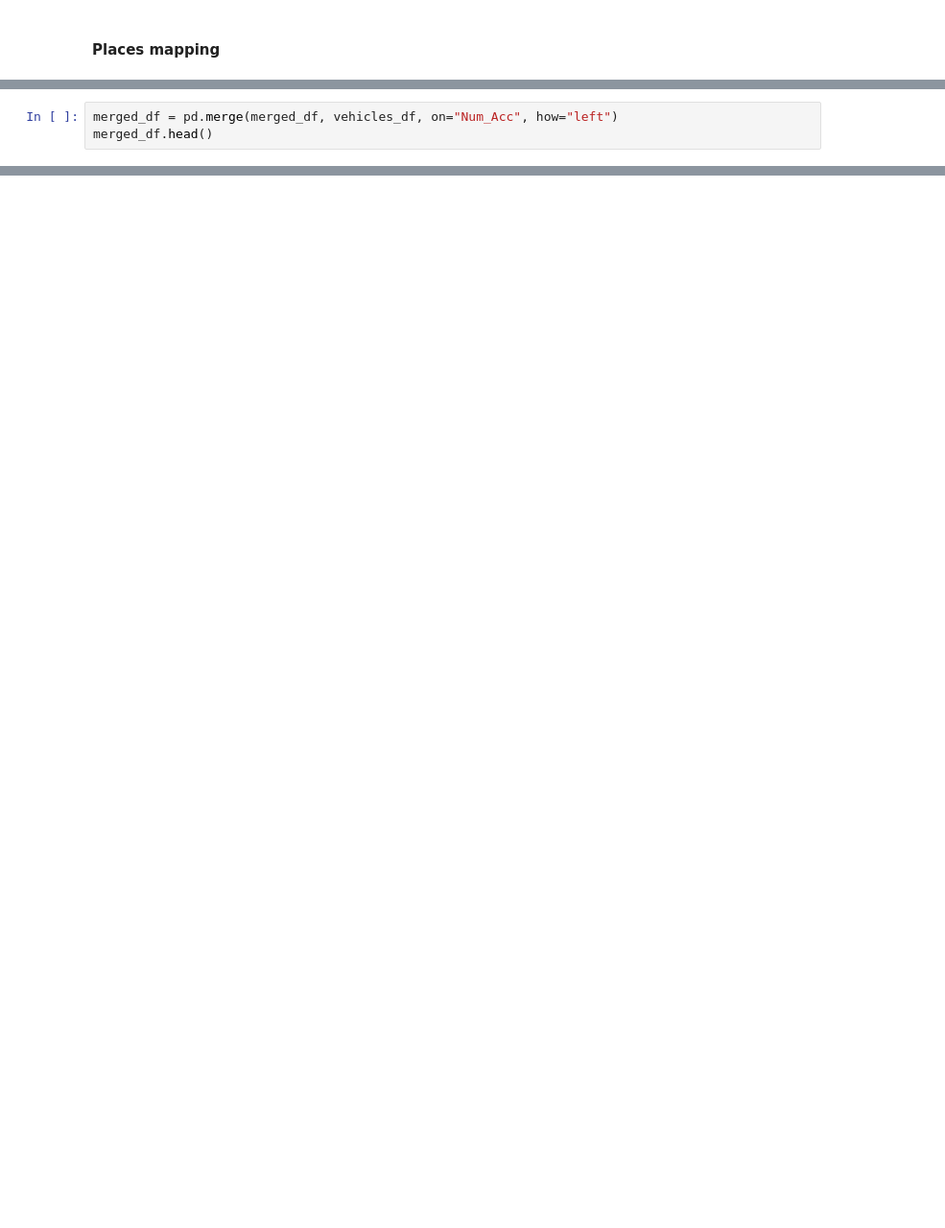
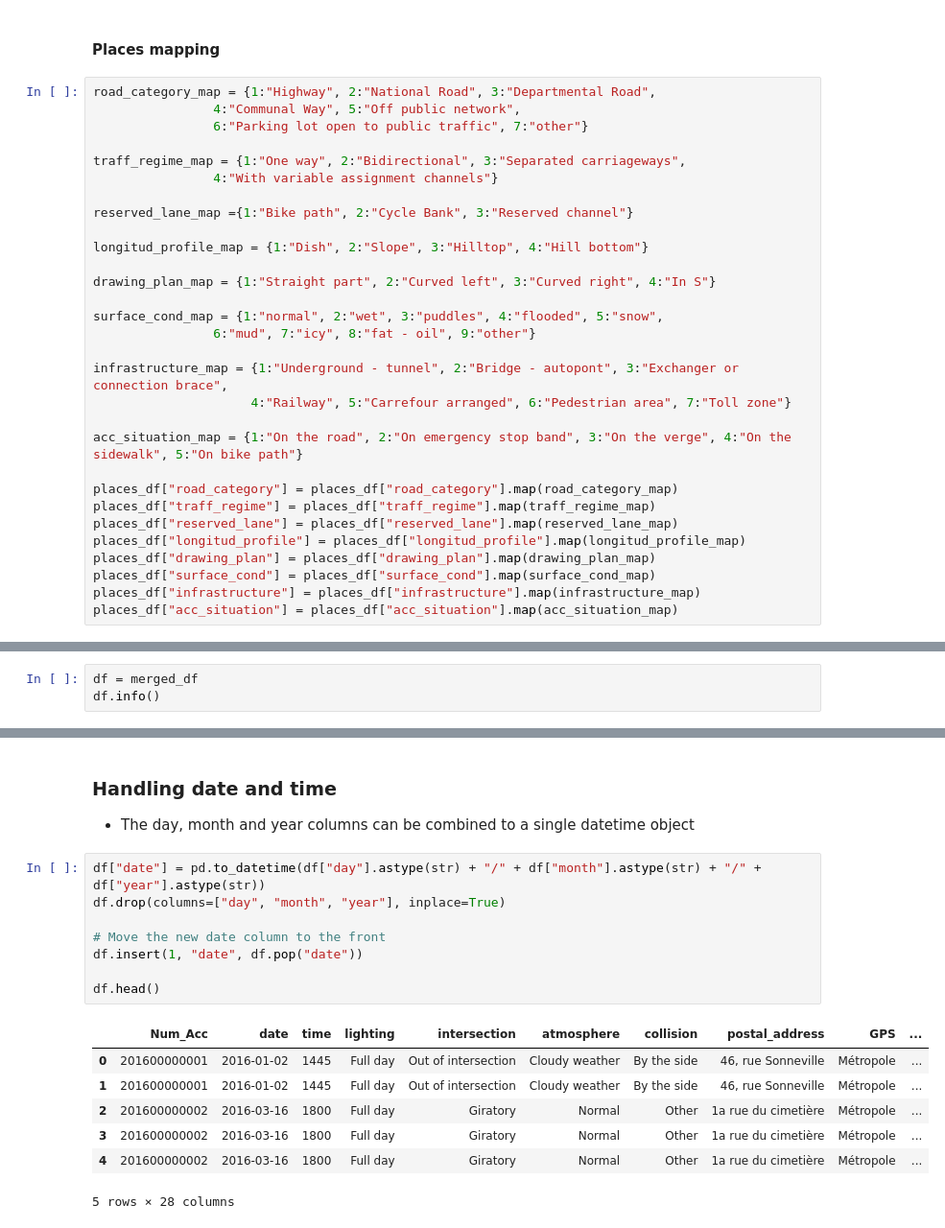
Before and after one commit to jedidiah-oladele/Accidents-In-France, a Jupyter notebook: datasets_preprocessing.ipynb, the cells around one changed output, grey strips where cells are left out. Shown: that part at 96% size. Cells and saved outputs as stored; diff of their text form; blank space fills up the shorter version.

Commit message:
Missing values were handled and the datetime object

```diff
--- a/datasets_preprocessing.ipynb
+++ b/datasets_preprocessing.ipynb
@@ -173,4 +167,34 @@ charac_df["GPS"] = charac_df["GPS"].map(GPS_map)
 # %% [markdown]
 #### Places mapping
+# %%
+road_category_map = {1:"Highway", 2:"National Road", 3:"Departmental Road",
+                4:"Communal Way", 5:"Off public network",
+                6:"Parking lot open to public traffic", 7:"other"}
+
+traff_regime_map = {1:"One way", 2:"Bidirectional", 3:"Separated carriageways",
+                4:"With variable assignment channels"}
+
+reserved_lane_map ={1:"Bike path", 2:"Cycle Bank", 3:"Reserved channel"}
+
+longitud_profile_map = {1:"Dish", 2:"Slope", 3:"Hilltop", 4:"Hill bottom"}
+
+drawing_plan_map = {1:"Straight part", 2:"Curved left", 3:"Curved right", 4:"In S"}
+
+surface_cond_map = {1:"normal", 2:"wet", 3:"puddles", 4:"flooded", 5:"snow",
+                6:"mud", 7:"icy", 8:"fat - oil", 9:"other"}
+
+infrastructure_map = {1:"Underground - tunnel", 2:"Bridge - autopont", 3:"Exchanger or connection brace",
+                     4:"Railway", 5:"Carrefour arranged", 6:"Pedestrian area", 7:"Toll zone"}
+
+acc_situation_map = {1:"On the road", 2:"On emergency stop band", 3:"On the verge", 4:"On the sidewalk", 5:"On bike path"}
+
+places_df["road_category"] = places_df["road_category"].map(road_category_map)
+places_df["traff_regime"] = places_df["traff_regime"].map(traff_regime_map)
+places_df["reserved_lane"] = places_df["reserved_lane"].map(reserved_lane_map)
+places_df["longitud_profile"] = places_df["longitud_profile"].map(longitud_profile_map)
+places_df["drawing_plan"] = places_df["drawing_plan"].map(drawing_plan_map)
+places_df["surface_cond"] = places_df["surface_cond"].map(surface_cond_map)
+places_df["infrastructure"] = places_df["infrastructure"].map(infrastructure_map)
+places_df["acc_situation"] = places_df["acc_situation"].map(acc_situation_map)
 # %% [markdown]
 ## Merging datasets
@@ -196,3 +220,0 @@ print(users_df.shape)
-# %%
-merged_df = pd.merge(merged_df, vehicles_df, on="Num_Acc", how="left")
-merged_df.head()
@@ -231,0 +240,3 @@ merged_df.to_csv("merged_dataset.csv")
+# %%
+df = merged_df
+df.info()
@@ -231,0 +261,19 @@ merged_df.to_csv("merged_dataset.csv")
+# %% [markdown]
+### Handling date and time
+- The day, month and year columns can be combined to a single datetime object
+# %%
+df["date"] = pd.to_datetime(df["day"].astype(str) + "/" + df["month"].astype(str) + "/" + df["year"].astype(str))
+df.drop(columns=["day", "month", "year"], inplace=True)
+
+# Move the new date column to the front
+df.insert(1, "date", df.pop("date"))
+
+df.head()
+# %% [output]
+|  | Num_Acc | date | time | lighting | intersection | atmosphere | collision | postal_address | GPS | ... |
+| 0 | 201600000001 | 2016-01-02 | 1445 | Full day | Out of intersection | Cloudy weather | By the side | 46, rue Sonneville | Métropole | ... |
+| 1 | 201600000001 | 2016-01-02 | 1445 | Full day | Out of intersection | Cloudy weather | By the side | 46, rue Sonneville | Métropole | ... |
+| 2 | 201600000002 | 2016-03-16 | 1800 | Full day | Giratory | Normal | Other | 1a rue du cimetière | Métropole | ... |
+| 3 | 201600000002 | 2016-03-16 | 1800 | Full day | Giratory | Normal | Other | 1a rue du cimetière | Métropole | ... |
+| 4 | 201600000002 | 2016-03-16 | 1800 | Full day | Giratory | Normal | Other | 1a rue du cimetière | Métropole | ... |
+5 rows × 28 columns
```
Also changed, not shown: parts of 35 cells of this notebook.
